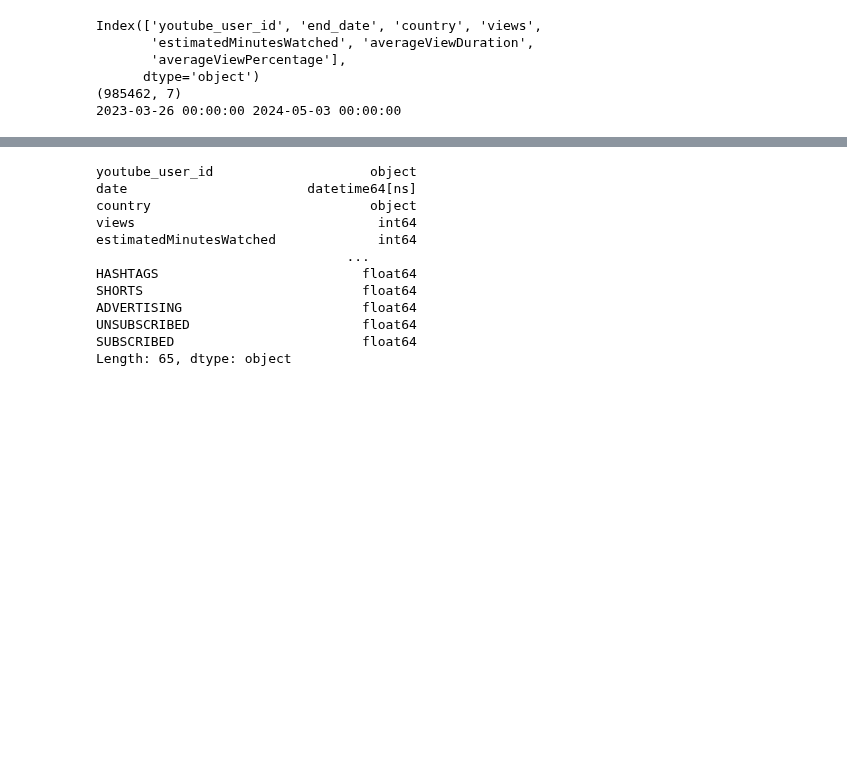
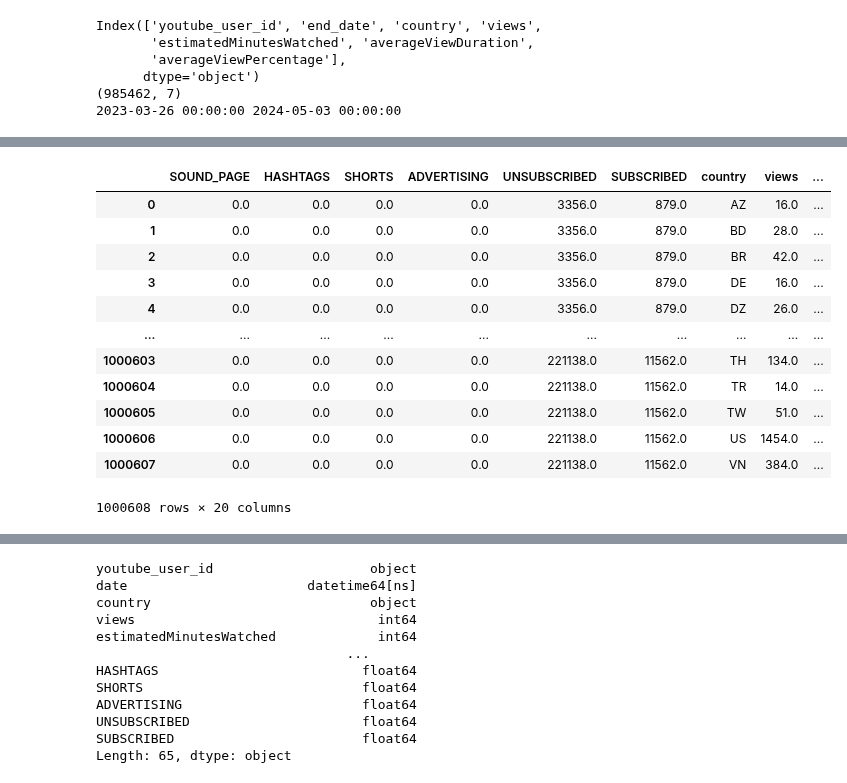
Before and after one commit to kkwann/awake, a Jupyter notebook: MongoDB_connection.ipynb, the cells around one changed output, grey strips where cells are left out. Drawn from its saved outputs; the diff is of its cells as text; code cells hidden in the pictures; blank space fills up the shorter version.

```diff
--- a/MongoDB_connection.ipynb
+++ b/MongoDB_connection.ipynb
@@ -685,5 +851,6 @@ merge_df_1
 # %%
 # 'youtube_user_id','end_date' 키값 병합
-merge_df_2 = pd.merge(youtube_channel_locations,youtube_channel_demographics,how='left',on=['youtube_user_id','end_date']).reset_index(drop=True)
+merge_df_2 = pd.merge(youtube_channel_locations,youtube_channel_demographics,how='outer',on=['youtube_user_id','end_date']).reset_index(drop=True)
+merge_df_2 = pd.merge(merge_df_2,youtube_videos,how='outer',on=['youtube_user_id','end_date']).reset_index(drop=True)
 merge_df_2
 # %% [output]
@@ -703,3 +858,24 @@ merge_df_2
+# %%
+merge_df_1 = merge_df_1.rename(columns={'data_created_at':'date'})
+merge_df_2 = merge_df_2.rename(columns={'end_date':'date'})
+# %%
+merge_df = pd.merge(merge_df_1, merge_df_2, how='outer', on=['youtube_user_id','date'])
+# %%
+merge_df[merge_df.columns[40:60]]
+# %% [output]
+|  | SOUND_PAGE | HASHTAGS | SHORTS | ADVERTISING | UNSUBSCRIBED | SUBSCRIBED | country | views | ... |
+| 0 | 0.0 | 0.0 | 0.0 | 0.0 | 3356.0 | 879.0 | AZ | 16.0 | ... |
+| 1 | 0.0 | 0.0 | 0.0 | 0.0 | 3356.0 | 879.0 | BD | 28.0 | ... |
+| 2 | 0.0 | 0.0 | 0.0 | 0.0 | 3356.0 | 879.0 | BR | 42.0 | ... |
+| 3 | 0.0 | 0.0 | 0.0 | 0.0 | 3356.0 | 879.0 | DE | 16.0 | ... |
+| 4 | 0.0 | 0.0 | 0.0 | 0.0 | 3356.0 | 879.0 | DZ | 26.0 | ... |
+| ... | ... | ... | ... | ... | ... | ... | ... | ... | ... |
+| 1000603 | 0.0 | 0.0 | 0.0 | 0.0 | 221138.0 | 11562.0 | TH | 134.0 | ... |
+| 1000604 | 0.0 | 0.0 | 0.0 | 0.0 | 221138.0 | 11562.0 | TR | 14.0 | ... |
+| 1000605 | 0.0 | 0.0 | 0.0 | 0.0 | 221138.0 | 11562.0 | TW | 51.0 | ... |
+| 1000606 | 0.0 | 0.0 | 0.0 | 0.0 | 221138.0 | 11562.0 | US | 1454.0 | ... |
+| 1000607 | 0.0 | 0.0 | 0.0 | 0.0 | 221138.0 | 11562.0 | VN | 384.0 | ... |
+1000608 rows × 20 columns
 # %%
 # 날짜 키값 컬럼명 맞추기
 merge_df_1 = merge_df_1.rename(columns={'data_created_at':'date'})
```
Also changed, not shown: parts of 39 cells of this notebook.
